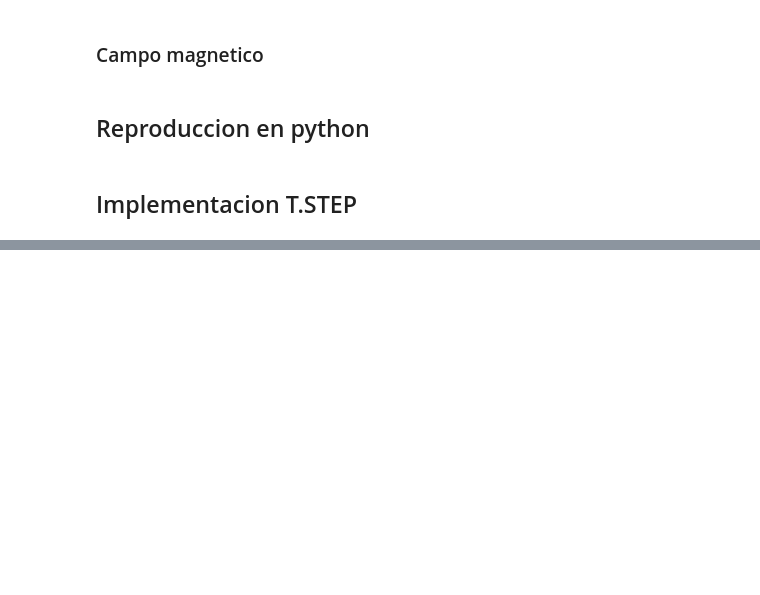
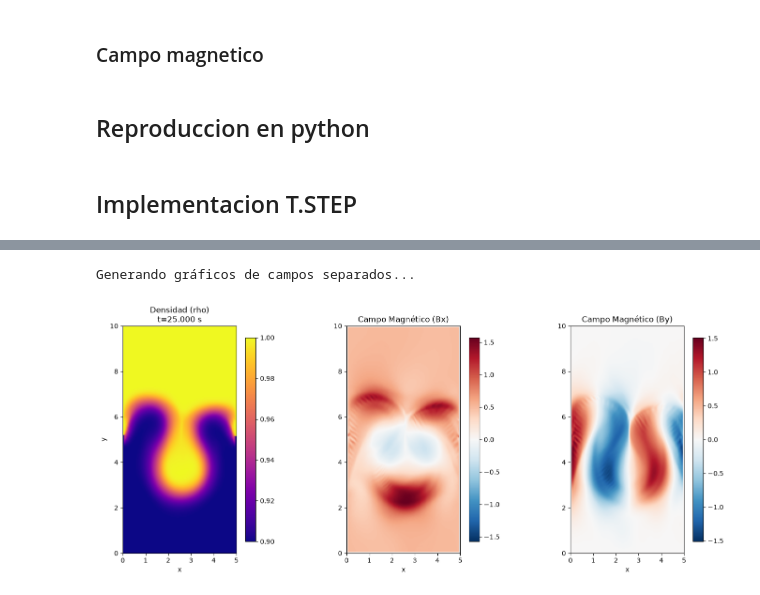
Before and after one commit to ProfRTRD/CA_repo, a Jupyter notebook: Proyecto2 - Rayleigh Taylor/Proyecto 2.ipynb, the cells around one changed output, grey strips where cells are left out. Cells and saved outputs as stored; diff of their text form; code cells hidden in the pictures; blank space fills up the shorter version.

```diff
--- a/Proyecto2 - Rayleigh Taylor/Proyecto 2.ipynb
+++ b/Proyecto2 - Rayleigh Taylor/Proyecto 2.ipynb
@@ -183,0 +246,47 @@ plt.show()
+# %%
+# =====================================================================
+# VISUALIZACIÓN ESTILO PLUTO / PYPLOT-GUI
+# =====================================================================
+print("Generando gráficos de campos separados...")
+
+# Crear una figura con 3 paneles horizontales
+fig, (ax1, ax2, ax3) = plt.subplots(1, 3, figsize=(15, 6))
+
+# Extensión física para los ejes (Lx, Ly)
+extension = [0, Nx * dx, 0, Ny * dy]
+
+# ---------------------------------------------------------
+# PANEL 1: Densidad (rho)
+# ---------------------------------------------------------
+im1 = ax1.imshow(rho, cmap='plasma', origin='lower', extent=extension)
+ax1.set_title(f"Densidad (rho)\nt={pasos*dt:.3f} s")
+ax1.set_xlabel("x")
+ax1.set_ylabel("y")
+fig.colorbar(im1, ax=ax1, fraction=0.046, pad=0.04)
+
+# ---------------------------------------------------------
+# PANEL 2: Componente X del Campo Magnético (Bx)
+# ---------------------------------------------------------
+# Para campos vectoriales, un mapa divergente (RdBu_r) centrado en 0 es el estándar
+max_bx = np.max(np.abs(Bx)) if np.max(np.abs(Bx)) > 1e-6 else 1e-6
+im2 = ax2.imshow(Bx, cmap='RdBu_r', origin='lower', extent=extension,
+                 vmin=-max_bx, vmax=max_bx)
+ax2.set_title("Campo Magnético (Bx)")
+ax2.set_xlabel("x")
+fig.colorbar(im2, ax=ax2, fraction=0.046, pad=0.04)
+
+# ---------------------------------------------------------
+# PANEL 3: Componente Y del Campo Magnético (By)
+# ---------------------------------------------------------
+max_by = np.max(np.abs(By)) if np.max(np.abs(By)) > 1e-6 else 1e-6
+im3 = ax3.imshow(By, cmap='RdBu_r', origin='lower', extent=extension,
+                 vmin=-max_by, vmax=max_by)
+ax3.set_title("Campo Magnético (By)")
+ax3.set_xlabel("x")
+fig.colorbar(im3, ax=ax3, fraction=0.046, pad=0.04)
+
+plt.tight_layout()
+plt.show()
+# %% [output]
+Generando gráficos de campos separados...
+[figure, added]
```
Also changed, not shown: parts of 2 cells of this notebook.
